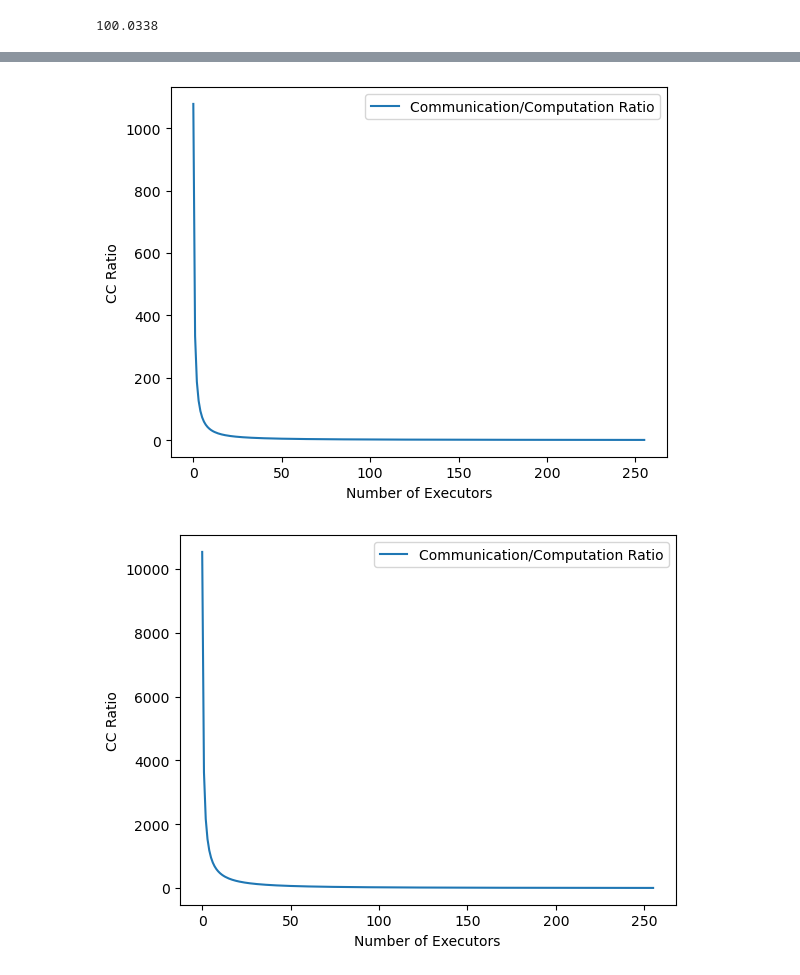
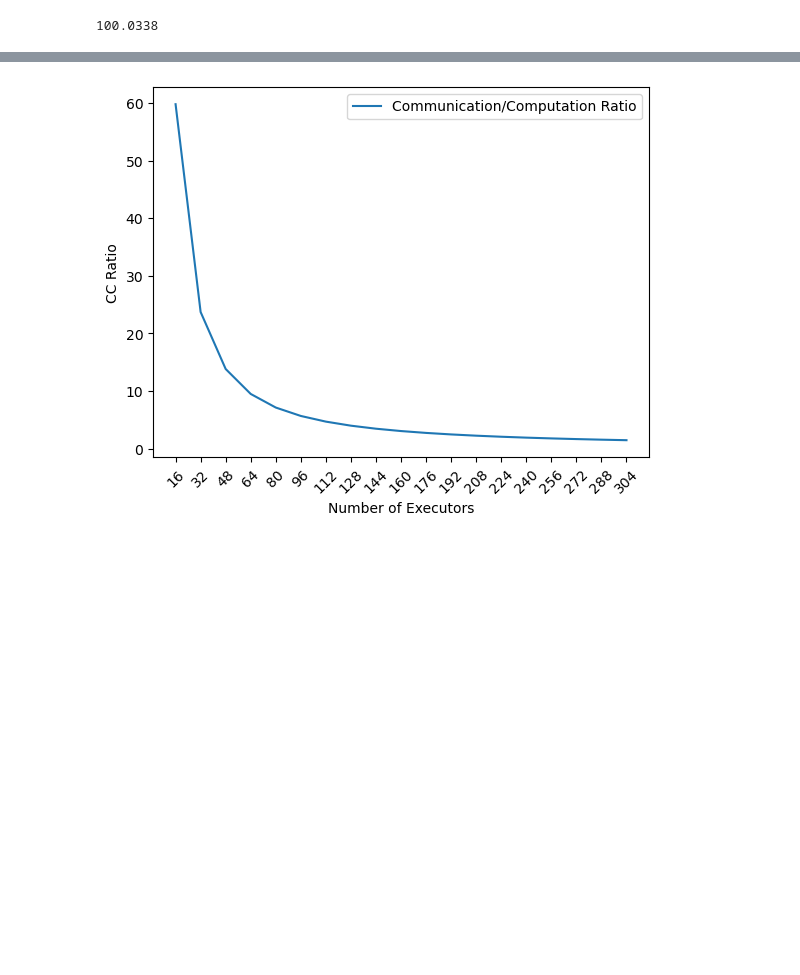
Before and after one commit to PrimeMinisterOfGreed/DistributedCrack, a Jupyter notebook: doc/proposal/simulations.ipynb, the cells around one changed output, grey strips where cells are left out. Cells and saved outputs as stored; diff of their text form; code cells hidden in the pictures; blank space fills up the shorter version.

```diff
--- a/doc/proposal/simulations.ipynb
+++ b/doc/proposal/simulations.ipynb
@@ -3,6 +3,9 @@ import matplotlib.pyplot as plt
 import numpy as np
 from dataclasses import dataclass
 # %%
+
+
+from typing import Iterable
 
 
 @dataclass
@@ -27,6 +30,8 @@ class SimulationResult:
     speedup : float
     cc_ratio: float
     efficiency : float
+    database_size : int
+    password_size : int
     executors: int
     pass
 
@@ -35,7 +40,7 @@ class Simulation:
         self.p = params
         pass
 
-    def execute(self, executors: range, database_size: range)-> list[list[SimulationResult]]:
+    def execute(self, executors: Iterable[int], database_size: Iterable)-> list[list[SimulationResult]]:
         results = []
         oldparams = self.p
         for i in database_size:
@@ -49,7 +54,9 @@ class Simulation:
                     comp_time=self.t_comp(),
                     speedup=self.speedup(),
                     cc_ratio=self.t_comp()/self.t_comm(),
-                    executors=p,
+                    database_size=self.p.database_size,
+                    password_size=self.p.passwords_size,
+                    executors=self.p.executors,
                     efficiency=self.efficiency()
                 )
                 instance.append(result)
@@ -123,17 +130,20 @@ class LinearSimulation(BaseSimulation):
     def t_comm(self) -> float:
         return self.L(self.p.passwords_size*self.p.mean_password_chars) + self.L(self.p.database_size*self.p.hash_size) + self.S(self.p.passwords_size*self.p.mean_password_chars) * self.p.executors + self.S(self.p.database_size*self.p.hash_size/self.p.executors)+ 2 * self.p.transaction_time * self.p.executors
     def t_comp(self) -> float:
-        return self.H(self.p.passwords_size) + self.p.database_size /self.p.executors * self.p.passwords_size * 10**-7
+        return self.H(self.p.passwords_size) + ((self.p.database_size * self.p.hash_size /self.p.executors) * self.p.passwords_size*self.p.hash_size) /self.p.cpu_speed
     pass
 
 
-scale = LinearSimulation(md5_sim_param).execute(range(1,512,2), range(10**3, 10**6, 10**2))
+
+scale = LinearSimulation(md5_sim_param).execute([16*i for i in range(1,20)], [2**i for i in range(10,40)])
 
 def plot_speedup(scale,index):
 # set labels in plot
     xlabel('Number of Executors')
     ylabel('Speedup (x)')
     plt.plot([x for x in range(len(scale[index]))], [x.speedup for x in scale[index]] , label='Speed Up')
+    # add to x the correct labels
+    plt.xticks([x for x in range(len(scale[index]))], [f"{int(s.executors)}" for s in scale[index]], rotation=45)
     plt.legend()
     # add third axis
     plt.twinx()
@@ -144,5 +154,4 @@ def plot_speedup(scale,index):
     plt.show()
 
 plot_speedup(scale,0)  # Plot for the first instance of scale
-plot_speedup(scale,1000)  # Plot for the second instance of scale
 # %% [output]
@@ -151,16 +159,15 @@ plot_speedup(scale,1000)  # Plot for the second instance of scale
 # %%
 def plot_cc_ratio(scale,index):
     plt.plot([x for x in range(len(scale[index]))], [s.cc_ratio for s in scale[index]], label='Communication/Computation Ratio')
+    plt.xticks([x for x in range(len(scale[index]))], [f"{int(s.executors)}" for s in scale[index]], rotation=45)
     plt.xlabel('Number of Executors')
     plt.ylabel('CC Ratio')
     plt.legend()
     plt.show()
 
 plot_cc_ratio(scale,0)  # Plot for the first instance of scale
-plot_cc_ratio(scale,1000)  # Plot for the second instance of scale
 # %% [output]
-[figure, old version]
+[figure, new version]
-[figure, removed]
 # %%
 def plot_efficiency(scale,index):
     efficiency = [s.efficiency for s in scale[index]]
```
Also changed, not shown: parts of 4 cells of this notebook.
